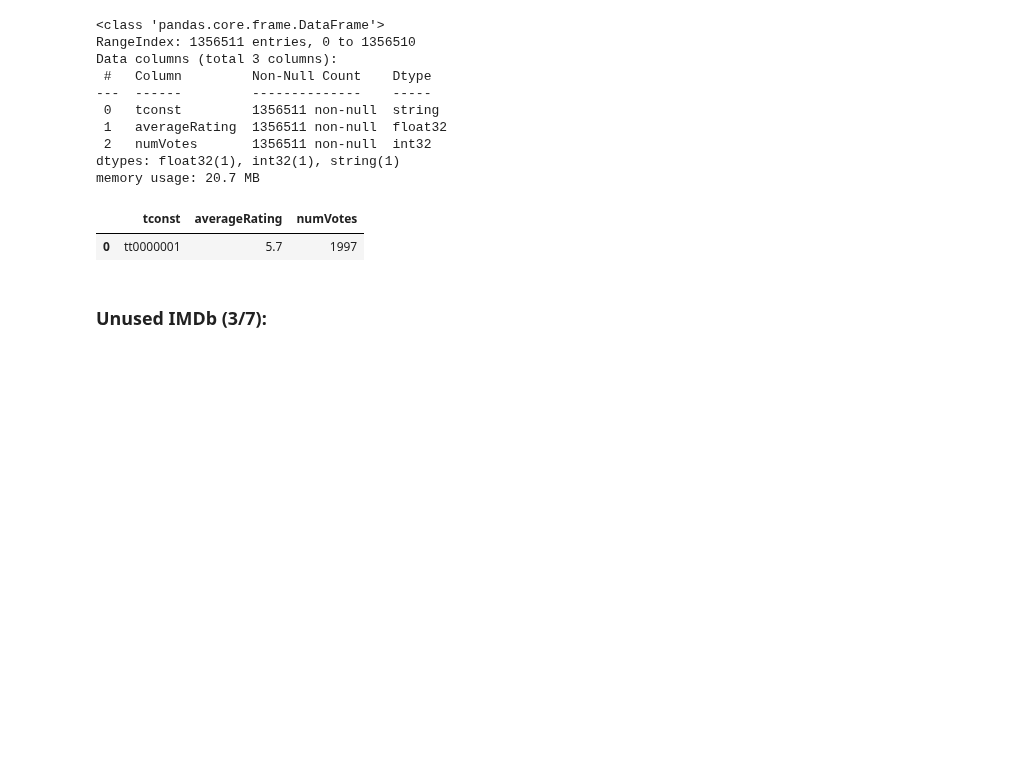
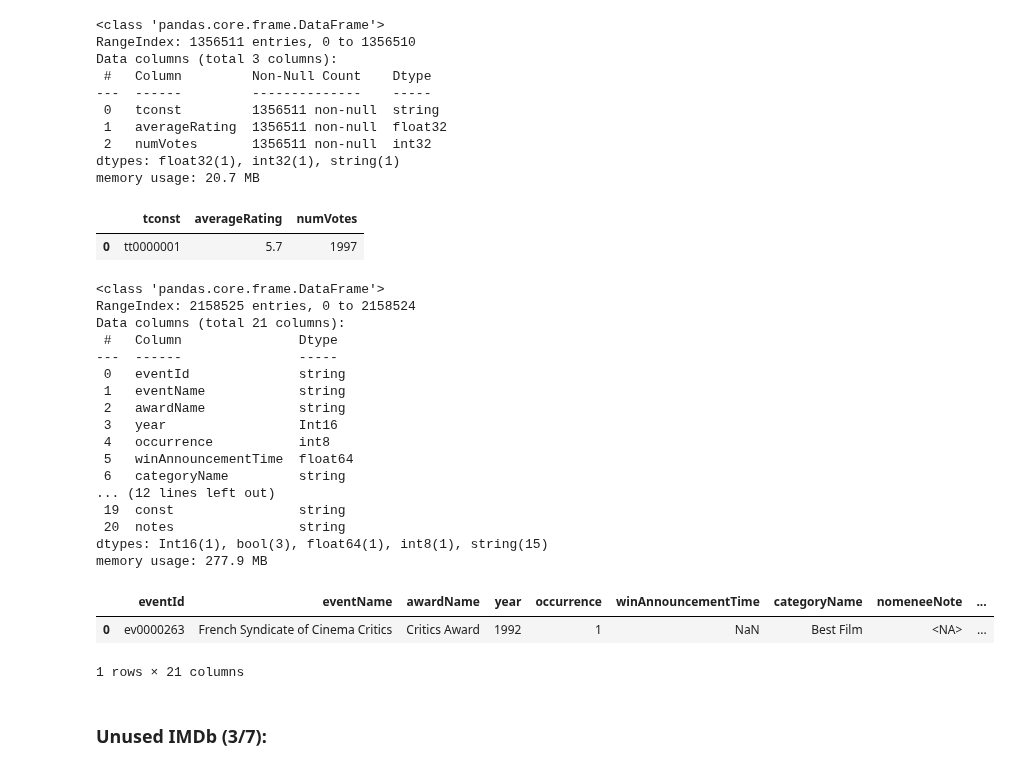
Before and after one commit to epfl-ada/ada-2023-project-crunchychicken, a Jupyter notebook: Dataframes_index.ipynb, the cells around one changed output. Cells and saved outputs as stored; diff of their text form; code cells hidden in the pictures; blank space fills up the shorter version.

```diff
--- a/Dataframes_index.ipynb
+++ b/Dataframes_index.ipynb
@@ -212,6 +212,31 @@ dtypes: float32(1), int32(1), string(1)
 memory usage: 20.7 MB
 |  | tconst | averageRating | numVotes |
 | 0 | tt0000001 | 5.7 | 1997 |
+# %%
+awards = read_dataframe('imdb/awards')
+awards.info()
+awards.head(1)
+# %% [output]
+<class 'pandas.core.frame.DataFrame'>
+RangeIndex: 2158525 entries, 0 to 2158524
+Data columns (total 21 columns):
+ #   Column               Dtype
+---  ------               -----
+ 0   eventId              string
+ 1   eventName            string
+ 2   awardName            string
+ 3   year                 Int16
+ 4   occurrence           int8
+ 5   winAnnouncementTime  float64
+ 6   categoryName         string
+... (12 lines left out)
+ 19  const                string
+ 20  notes                string
+dtypes: Int16(1), bool(3), float64(1), int8(1), string(15)
+memory usage: 277.9 MB
+|  | eventId | eventName | awardName | year | occurrence | winAnnouncementTime | categoryName | nomeneeNote | ... |
+| 0 | ev0000263 | French Syndicate of Cinema Critics | Critics Award | 1992 | 1 | NaN | Best Film | <NA> | ... |
+1 rows × 21 columns
 # %% [markdown]
 ### Unused IMDb (3/7):
 # %%
```
Also changed, not shown: parts of 15 cells of this notebook.
